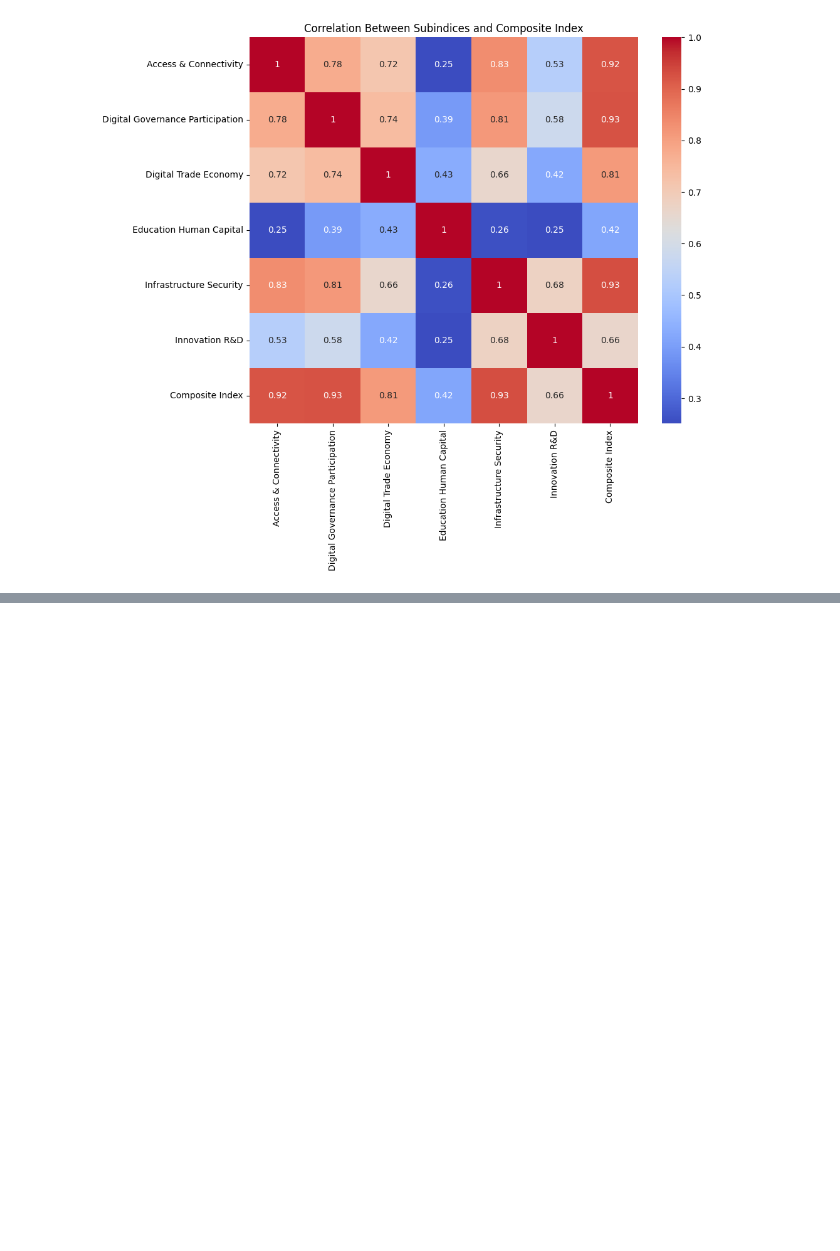
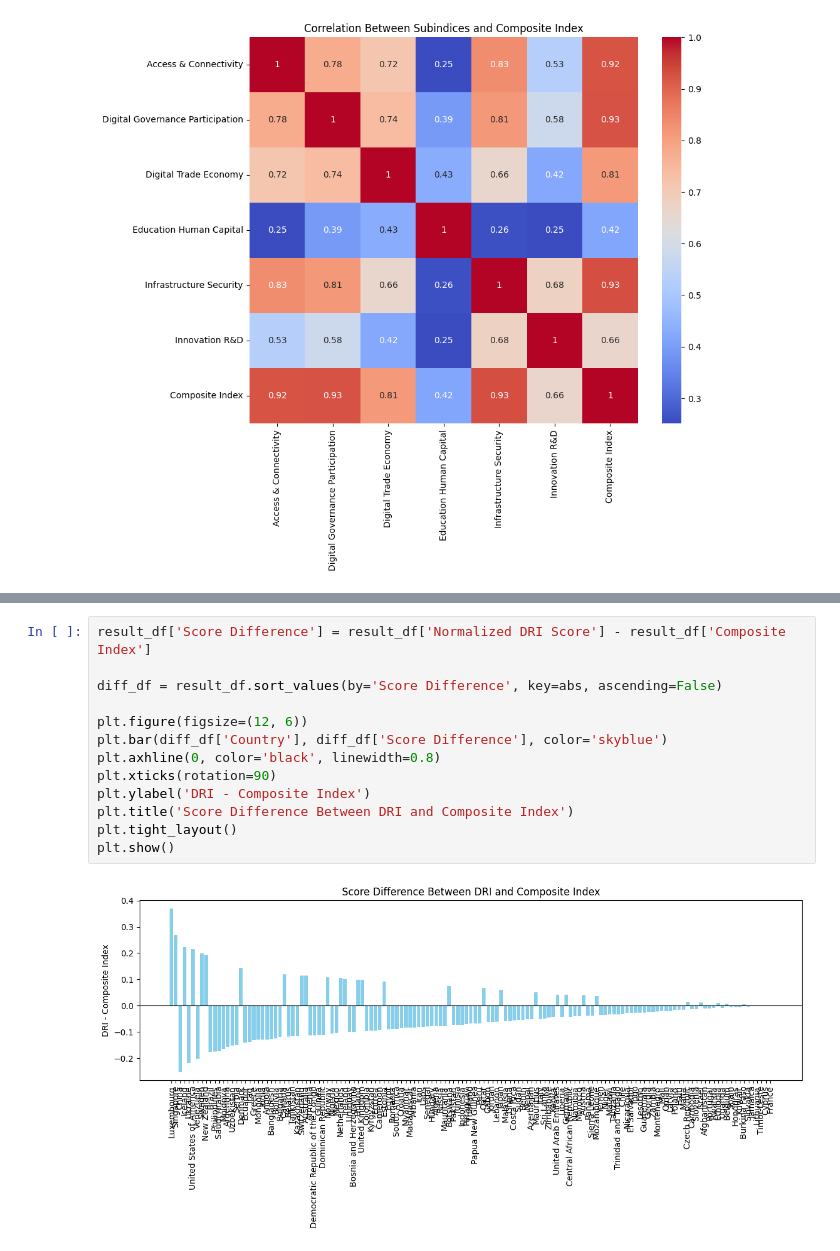
Before and after one commit to syro13/DAV_CA, a Jupyter notebook: composite_index_building.ipynb, the cells around one changed output, grey strips where cells are left out. Drawn from its saved outputs; the diff is of its cells as text; blank space fills up the shorter version.

```diff
--- a/composite_index_building.ipynb
+++ b/composite_index_building.ipynb
@@ -139,0 +220,15 @@ plt.show()
+# %%
+result_df['Score Difference'] = result_df['Normalized DRI Score'] - result_df['Composite Index']
+
+diff_df = result_df.sort_values(by='Score Difference', key=abs, ascending=False)
+
+plt.figure(figsize=(12, 6))
+plt.bar(diff_df['Country'], diff_df['Score Difference'], color='skyblue')
+plt.axhline(0, color='black', linewidth=0.8)
+plt.xticks(rotation=90)
+plt.ylabel('DRI - Composite Index')
+plt.title('Score Difference Between DRI and Composite Index')
+plt.tight_layout()
+plt.show()
+# %% [output]
+[figure, added]
```
Also changed, not shown: parts of 6 cells of this notebook, 1 other file.
